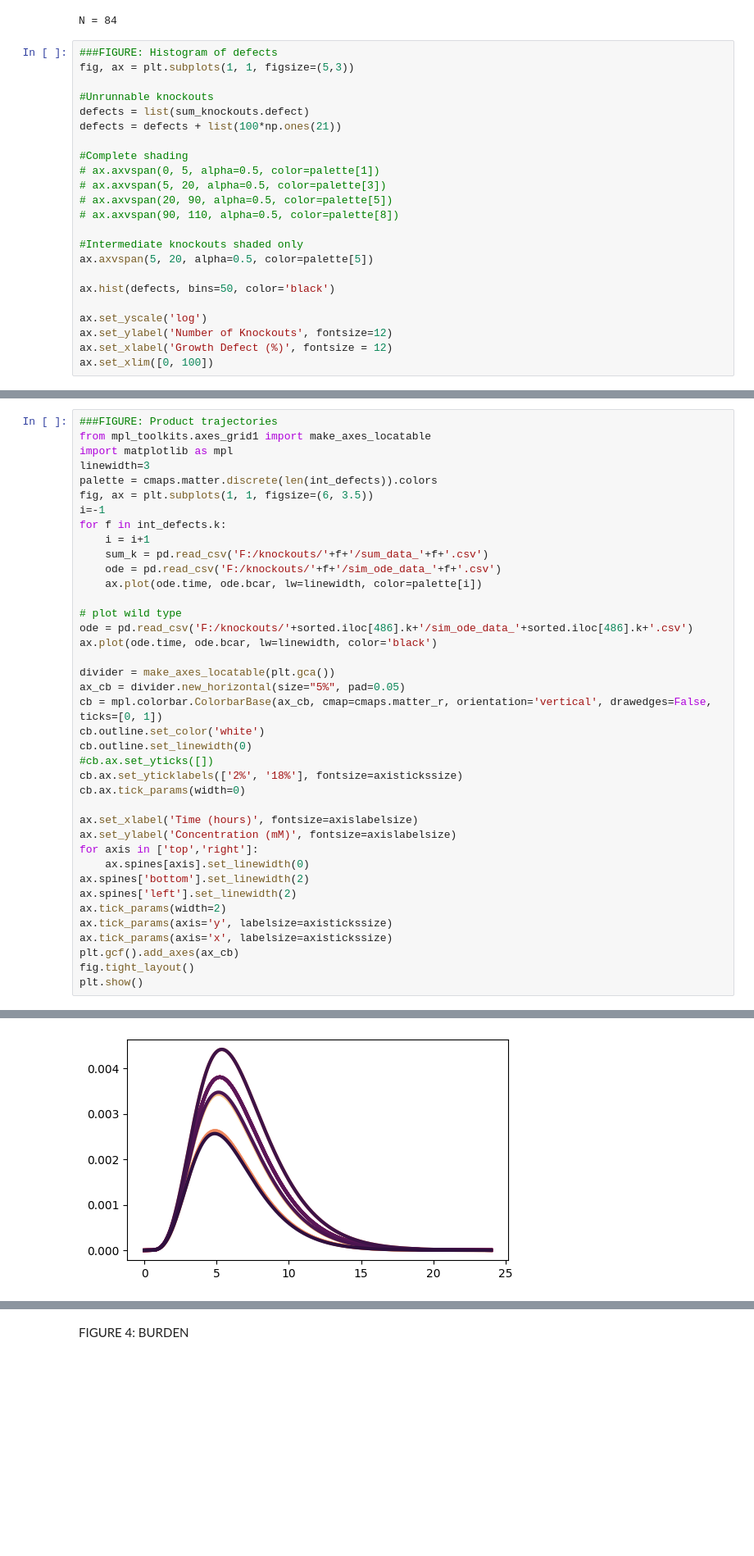
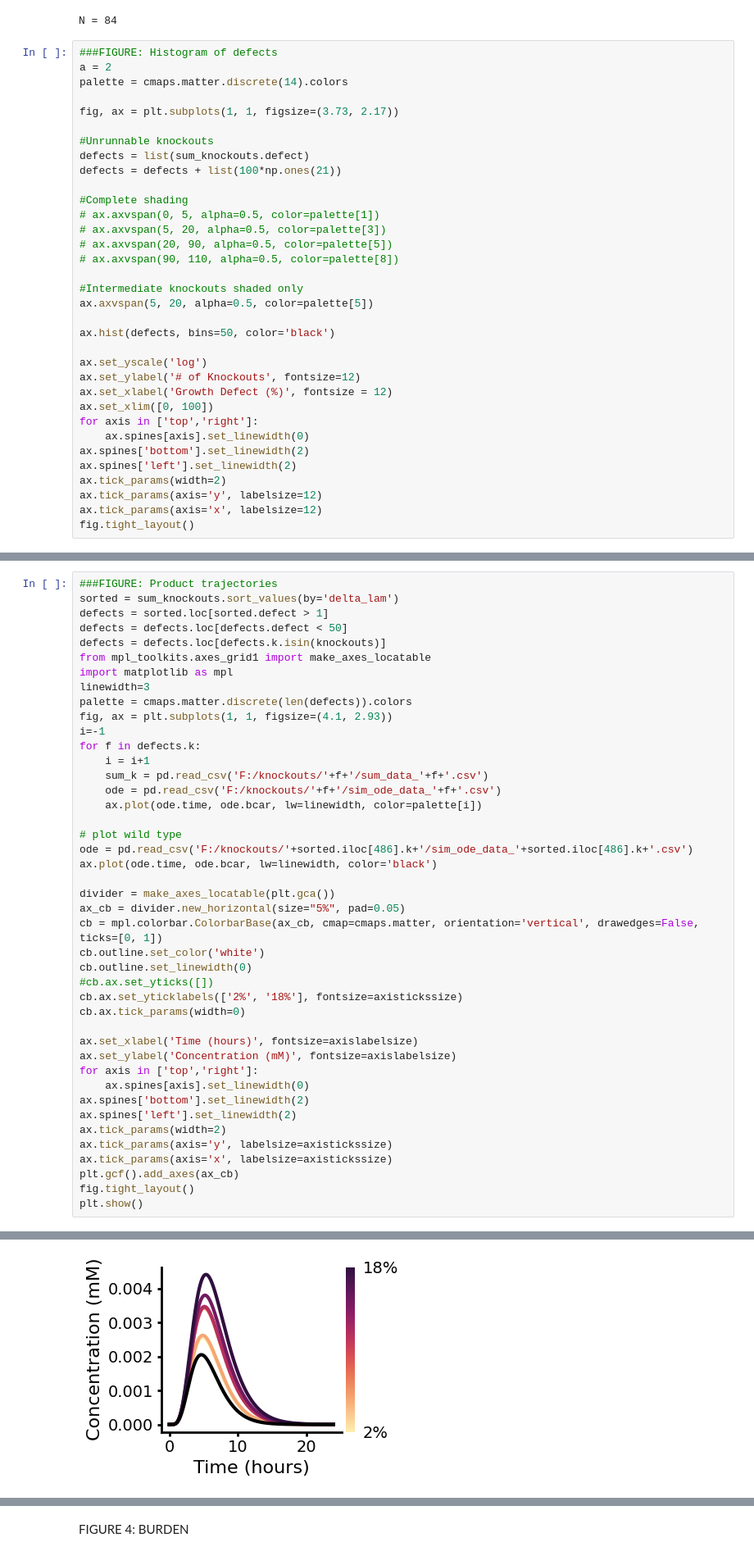
Before and after one commit to cjmerzbacher/joint-simulator, a Jupyter notebook: visualization/bcar_visualization.ipynb, the cells around one changed output, grey strips where cells are left out. Shown at 82% size. Saved outputs shown, nothing was run; the diff lists cells and outputs as text; blank space fills up the shorter version.

```diff
--- a/visualization/bcar_visualization.ipynb
+++ b/visualization/bcar_visualization.ipynb
@@ -95,7 +236,10 @@ w_sweep_knockouts['defect'] =[100*(1-(wt-w_sweep_knockouts.delta_lam[i])/wt) for
 N = 84
 # %%
 ###FIGURE: Histogram of defects
-fig, ax = plt.subplots(1, 1, figsize=(5,3))
+a = 2
+palette = cmaps.matter.discrete(14).colors
+
+fig, ax = plt.subplots(1, 1, figsize=(3.73, 2.17))
 
 #Unrunnable knockouts
 defects = list(sum_knockouts.defect)
@@ -113,7 +257,15 @@ ax.axvspan(5, 20, alpha=0.5, color=palette[5])
 ax.hist(defects, bins=50, color='black')
 
 ax.set_yscale('log')
-ax.set_ylabel('Number of Knockouts', fontsize=12)
+ax.set_ylabel('# of Knockouts', fontsize=12)
 ax.set_xlabel('Growth Defect (%)', fontsize = 12)
 ax.set_xlim([0, 100])
+for axis in ['top','right']:
+    ax.spines[axis].set_linewidth(0)
+ax.spines['bottom'].set_linewidth(2)
+ax.spines['left'].set_linewidth(2)
+ax.tick_params(width=2)
+ax.tick_params(axis='y', labelsize=12)
+ax.tick_params(axis='x', labelsize=12)
+fig.tight_layout()
 # %% [output]
@@ -146,13 +297,17 @@ fig.tight_layout()
 [figure]
 # %%
 ###FIGURE: Product trajectories
+sorted = sum_knockouts.sort_values(by='delta_lam')
+defects = sorted.loc[sorted.defect > 1]
+defects = defects.loc[defects.defect < 50]
+defects = defects.loc[defects.k.isin(knockouts)]
 from mpl_toolkits.axes_grid1 import make_axes_locatable
 import matplotlib as mpl
 linewidth=3
-palette = cmaps.matter.discrete(len(int_defects)).colors
-fig, ax = plt.subplots(1, 1, figsize=(6, 3.5))
+palette = cmaps.matter.discrete(len(defects)).colors
+fig, ax = plt.subplots(1, 1, figsize=(4.1, 2.93))
 i=-1
-for f in int_defects.k:
+for f in defects.k:
     i = i+1
     sum_k = pd.read_csv('F:/knockouts/'+f+'/sum_data_'+f+'.csv')
     ode = pd.read_csv('F:/knockouts/'+f+'/sim_ode_data_'+f+'.csv')
@@ -164,7 +319,7 @@ ax.plot(ode.time, ode.bcar, lw=linewidth, color='black')
 
 divider = make_axes_locatable(plt.gca())
 ax_cb = divider.new_horizontal(size="5%", pad=0.05)
-cb = mpl.colorbar.ColorbarBase(ax_cb, cmap=cmaps.matter_r, orientation='vertical', drawedges=False, ticks=[0, 1])
+cb = mpl.colorbar.ColorbarBase(ax_cb, cmap=cmaps.matter, orientation='vertical', drawedges=False, ticks=[0, 1])
 cb.outline.set_color('white')
 cb.outline.set_linewidth(0)
 #cb.ax.set_yticks([])
@@ -188,4 +342,4 @@ AttributeError: 'builtin_function_or_method' object has no attribute 'iloc'
-[figure, old version]
+[figure, new version]
 # %%
 ###FIGURE: Heatmap of W sweep experiment
 k_names = knockouts[0:-1] + ['WT']
```
Also changed, not shown: parts of 12 cells of this notebook, 8 other files.
